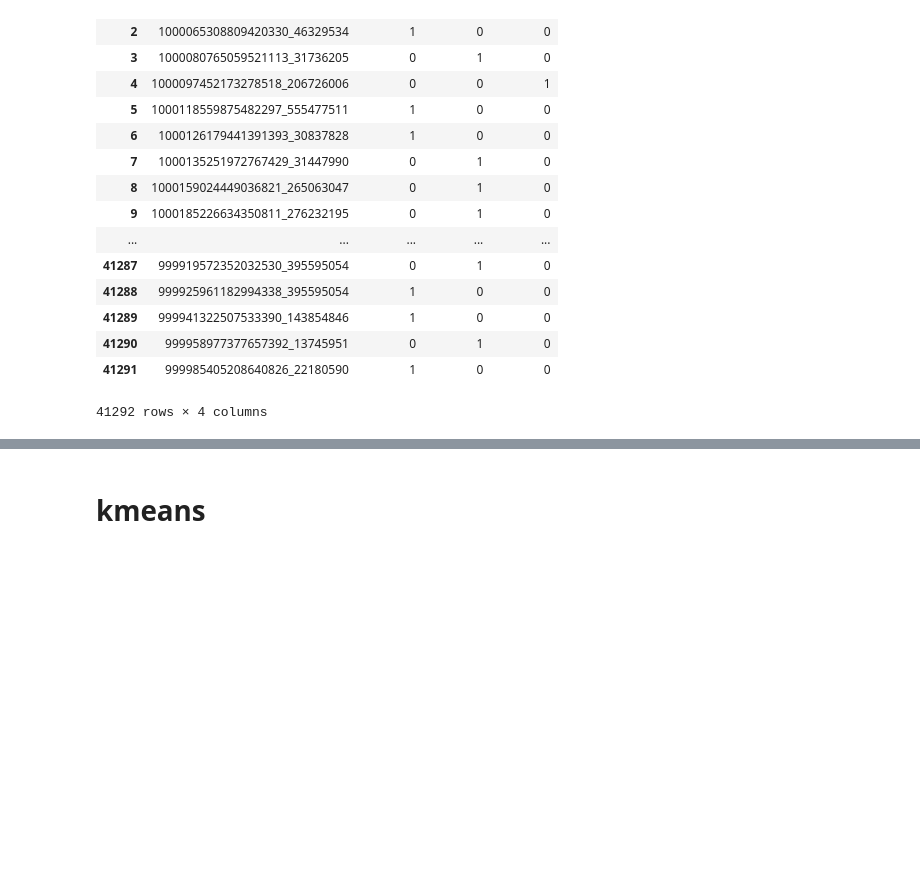
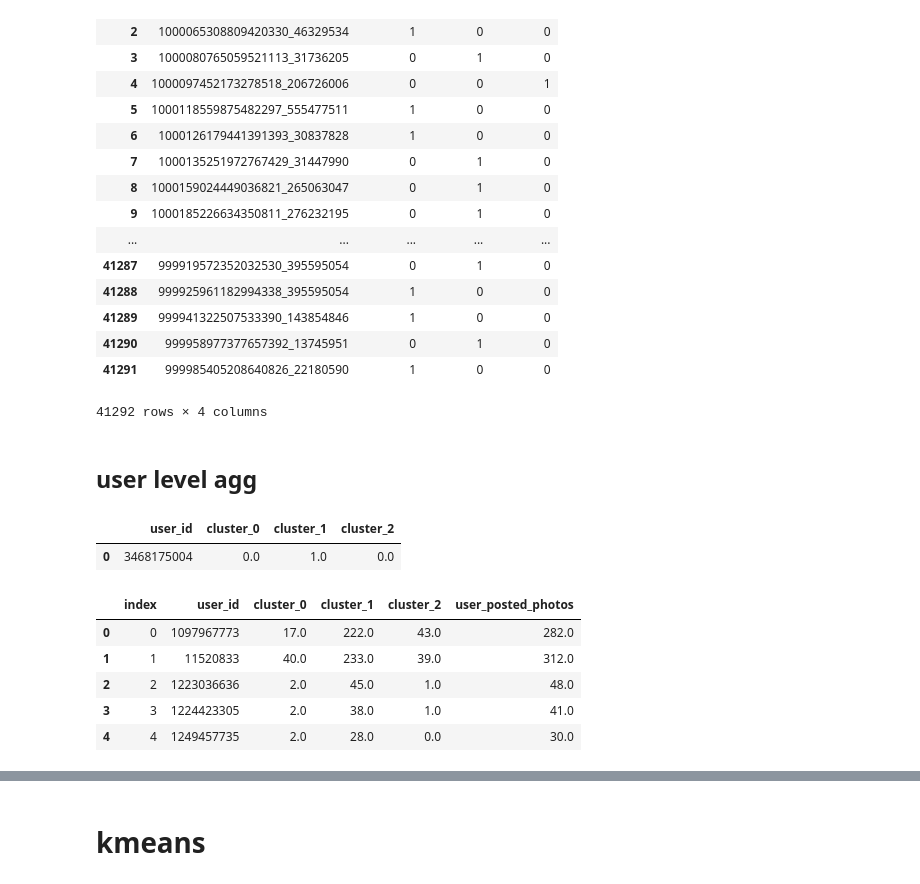
Before and after one commit to JeroenSchmidt/UvA-DSF-group, a Jupyter notebook: uc2/exploration_notebooks/jeroen/ANP PCA .ipynb, the cells around one changed output, grey strips where cells are left out. Drawn from its saved outputs; the diff is of its cells as text; code cells hidden in the pictures; blank space fills up the shorter version.

```diff
--- a/uc2/exploration_notebooks/jeroen/ANP PCA .ipynb
+++ b/uc2/exploration_notebooks/jeroen/ANP PCA .ipynb
@@ -142,3 +142,5 @@ img_f.anp_cluster_groups()
 | 41290 | 999958977377657392_13745951 | 0 | 1 | 0 |
 | 41291 | 999985405208640826_22180590 | 1 | 0 | 0 |
 41292 rows × 4 columns
+# %% [markdown]
+## user level agg
@@ -144,0 +154,6 @@ img_f.anp_cluster_groups()
+# %%
+user_clusters = image_user.merge(x,on="image_id",how="left").fillna(0).drop("image_id",axis=1)
+user_clusters.head(1)
+# %% [output]
+|  | user_id | cluster_0 | cluster_1 | cluster_2 |
+| 0 | 3468175004 | 0.0 | 1.0 | 0.0 |
@@ -144,0 +167,9 @@ img_f.anp_cluster_groups()
+# %%
+xx.head()
+# %% [output]
+|  | index | user_id | cluster_0 | cluster_1 | cluster_2 | user_posted_photos |
+| 0 | 0 | 1097967773 | 17.0 | 222.0 | 43.0 | 282.0 |
+| 1 | 1 | 11520833 | 40.0 | 233.0 | 39.0 | 312.0 |
+| 2 | 2 | 1223036636 | 2.0 | 45.0 | 1.0 | 48.0 |
+| 3 | 3 | 1224423305 | 2.0 | 38.0 | 1.0 | 41.0 |
+| 4 | 4 | 1249457735 | 2.0 | 28.0 | 0.0 | 30.0 |
```
Also changed, not shown: parts of 5 cells of this notebook, 1 other file.
